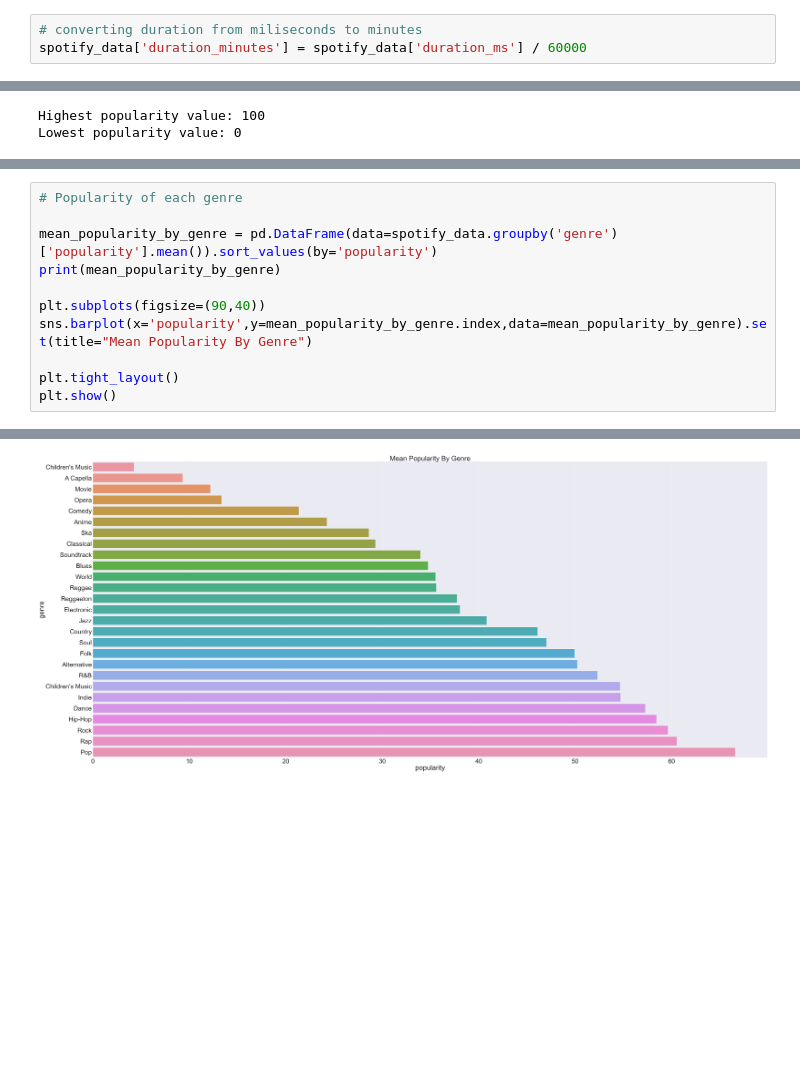
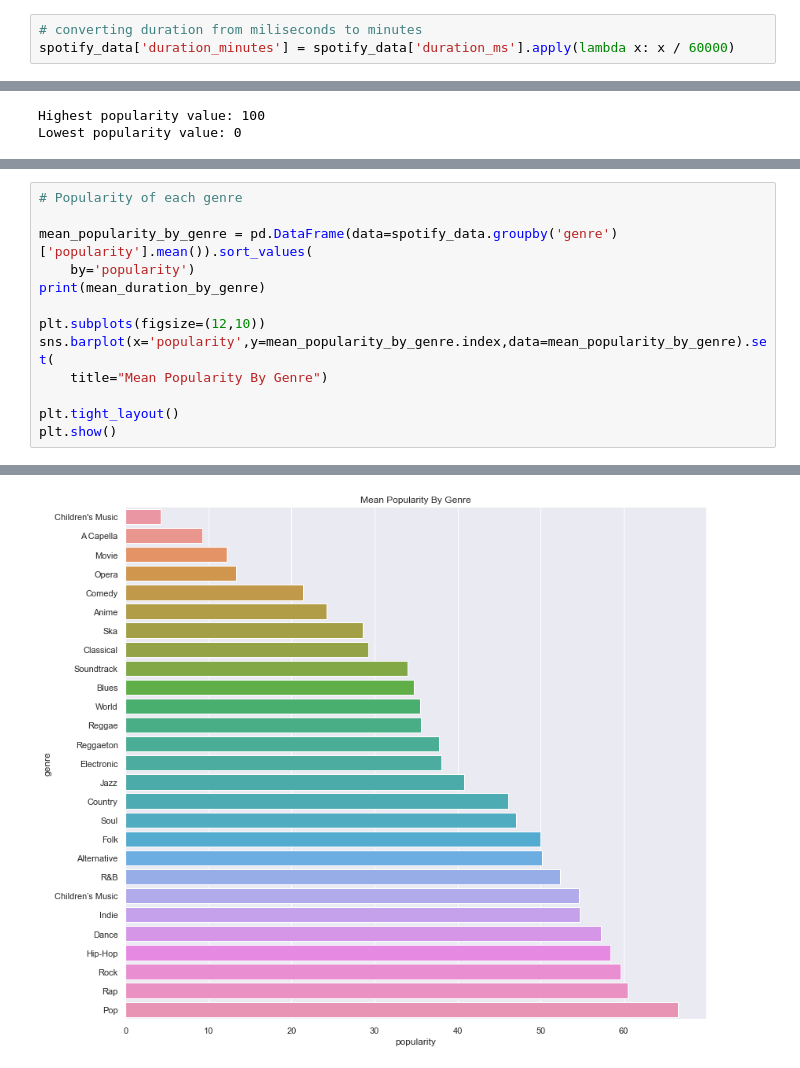
Before and after one commit to itamarKraitman/Spotify_data_analysis, a Jupyter notebook: Spotify.ipynb, the cells around one changed output, grey strips where cells are left out. Saved outputs shown, nothing was run; the diff lists cells and outputs as text; blank space fills up the shorter version.

```diff
--- a/Spotify.ipynb
+++ b/Spotify.ipynb
@@ -70,7 +94,7 @@ spotify_data['popularity'].nunique()
 101
 # %%
 # converting duration from miliseconds to minutes
-spotify_data['duration_minutes'] = spotify_data['duration_ms'] / 60000
+spotify_data['duration_minutes'] = spotify_data['duration_ms'].apply(lambda x: x / 60000)
 # %%
 spotify_data['duration_minutes']
 # %% [output]
@@ -147,11 +173,13 @@ Comedy                9681
 # %%
 # Popularity of each genre
 
-mean_popularity_by_genre = pd.DataFrame(data=spotify_data.groupby('genre')['popularity'].mean()).sort_values(by='popularity')
-print(mean_popularity_by_genre)
+mean_popularity_by_genre = pd.DataFrame(data=spotify_data.groupby('genre')['popularity'].mean()).sort_values(
+    by='popularity')
+print(mean_duration_by_genre)
 
-plt.subplots(figsize=(90,40))
-sns.barplot(x='popularity',y=mean_popularity_by_genre.index,data=mean_popularity_by_genre).set(title="Mean Popularity By Genre")
+plt.subplots(figsize=(12,10))
+sns.barplot(x='popularity',y=mean_popularity_by_genre.index,data=mean_popularity_by_genre).set(
+    title="Mean Popularity By Genre")
 
 plt.tight_layout()
 plt.show()
@@ -176 +204 @@ Pop                66.590667
-[figure, old version]
+[figure, new version]
```
Also changed, not shown: parts of 9 cells of this notebook.
